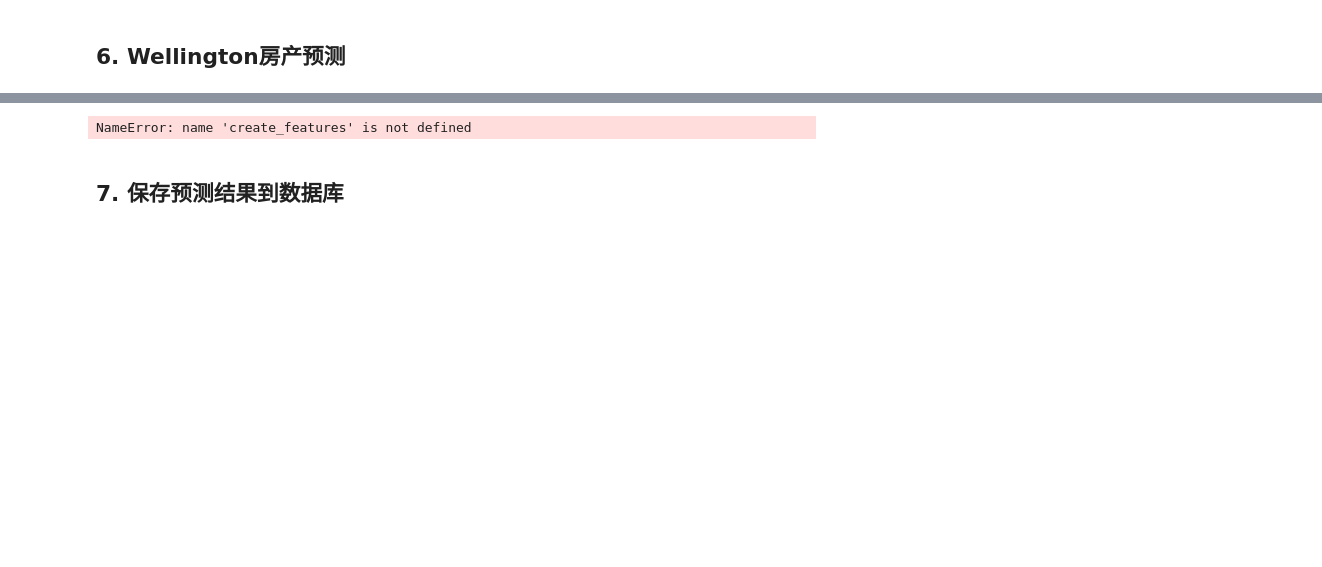
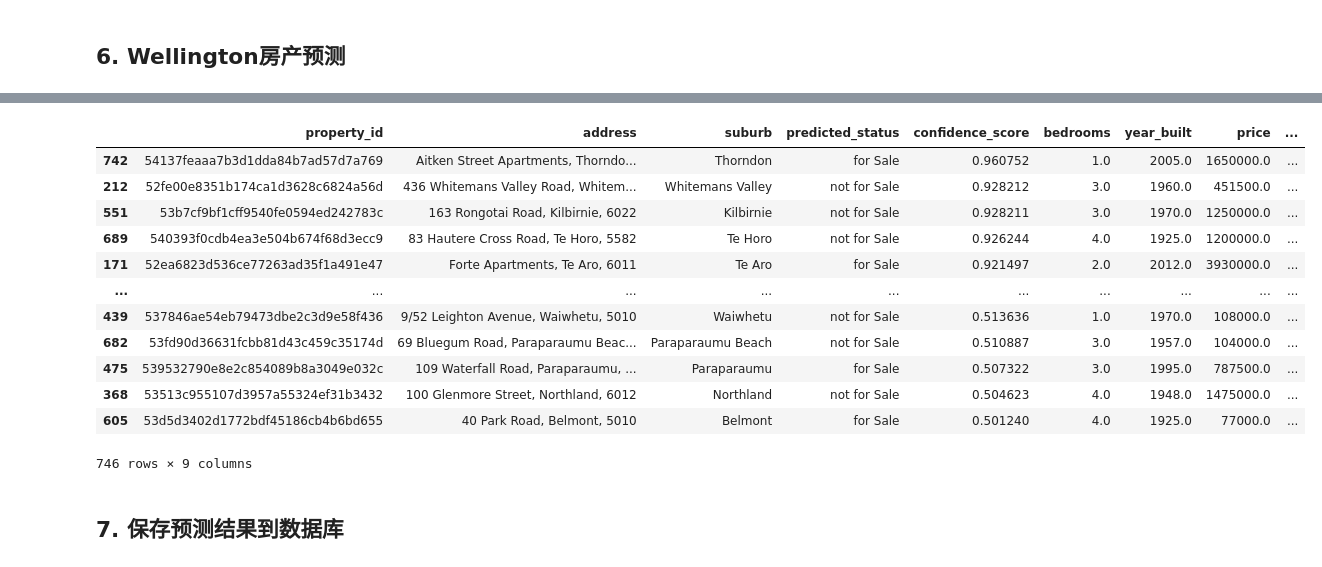
Before and after one commit to NZLouislu/nzlouis-property-ai-engine, a Jupyter notebook: notebooks/Wellington_Property_Prediction_fixed.ipynb, the cells around one changed output, grey strips where cells are left out. Cells and saved outputs as stored; diff of their text form; code cells hidden in the pictures; blank space fills up the shorter version.

```diff
--- a/notebooks/Wellington_Property_Prediction_fixed.ipynb
+++ b/notebooks/Wellington_Property_Prediction_fixed.ipynb
@@ -391,30 +388,48 @@ weighted avg       0.55      0.57      0.55       152
 # 预测Wellington数据
 print("🔄 开始Wellington房产预测...")
 
-X_wellington, _ = create_features(wellington_data)
+# Use the already processed dataframe (processed_df) and feature set (X)
+# The create_features_and_target function was already called in the previous cell
+# X_wellington, _ = create_features(wellington_data) # This line caused the error
+
+# Use the processed dataframe and the feature set X created in the previous step
+X_wellington = X.copy() # X is already the feature set
+
+# Ensure the columns match the training features
+# feature_names is not defined, use the columns from X instead
+feature_names = X.columns.tolist() # Get feature names from the training set
 X_wellington = X_wellington.reindex(columns=feature_names, fill_value=0)
+
+# Scale the features
 X_wellington_scaled = scaler.transform(X_wellington)
 
 predictions = model.predict(X_wellington_scaled)
 probabilities = model.predict_proba(X_wellington_scaled)
 
 results = []
-for i, (_, row) in enumerate(wellington_data.iterrows()):
-    confidence = max(probabilities[i])
-    predicted_status = "for Sale" if predictions[i] == 1 else "not for Sale"
+# Iterate through the original processed_df to get original property details
+for i, (_, row) in enumerate(processed_df.iterrows()):
+    # Ensure the index aligns with predictions/probabilities
+    if i < len(predictions):
+        confidence = max(probabilities[i])
+        predicted_status = "for Sale" if predictions[i] == 1 else "not for Sale"
 
-    result = {
-        'property_id': row['id'],
-        'address': row['address'],
-        'suburb': row['suburb'],
-        'predicted_status': predicted_status,
-        'confidence_score': confidence,
-        'bedrooms': row['bedrooms'],
-        'year_built': row['year_built'],
-        'price': row['last_sold_price'],
-        'is_rented': row['is_currently_rented']
-    }
-    results.append(result)
+        result = {
+            'property_id': row['id'],
+            'address': row['address'],
+            'suburb': row['suburb'],
+            'predicted_status': predicted_status,
+            'confidence_score': confidence,
+            'bedrooms': row['bedrooms'],
+            'year_built': row['year_built'],
+            'price': row['last_sold_price'],
+            'is_rented': row['is_currently_rented'] # Use 'is_currently_rented' from the dataframe
+        }
+        results.append(result)
+    else:
+        # This case should ideally not happen if processed_df and predictions align
+        print(f"Warning: processed_df has more rows ({len(processed_df)}) than predictions ({len(predictions)}). Skipping row {i}.")
+
 
 results_df = pd.DataFrame(results)
 results_df = results_df.sort_values('confidence_score', ascending=False)
@@ -423,9 +438,9 @@ print(f"\n📊 预测统计:")
 print(f"  总预测数量: {len(results_df)}")
 print(f"  平均置信度: {results_df['confidence_score'].mean():.4f}")
 
-# 显示所有结果
-print(f"\n🏠 Wellington房产预测结果:")
-for _, row in results_df.iterrows():
+# Display top 10 results
+print(f"\n🏠 Wellington房产预测结果 (前10条):")
+for _, row in results_df.head(10).iterrows():
     rent_status = "正在出租" if row['is_rented'] else "空置"
     status_emoji = "🟢" if row['predicted_status'] == "for Sale" else "🔴"
     print(f"\n{status_emoji} {row['address']}")
@@ -433,7 +448,8 @@ for _, row in results_df.iterrows():
     print(f"    价格: ${row['price']:,}")
     print(f"    预测: {row['predicted_status']} | 置信度: {row['confidence_score']:.3f}")
 
-# 分析不同置信度级别
+
+# Analyze confidence levels
 print(f"\n📈 置信度分析:")
 for level in [0.9, 0.8, 0.7, 0.6]:
     high_conf = results_df[results_df['confidence_score'] >= level]
@@ -445,4 +477,16 @@ results_df
+|  | property_id | address | suburb | predicted_status | confidence_score | bedrooms | year_built | price | ... |
+| 742 | 54137feaaa7b3d1dda84b7ad57d7a769 | Aitken Street Apartments, Thorndo... | Thorndon | for Sale | 0.960752 | 1.0 | 2005.0 | 1650000.0 | ... |
+| 212 | 52fe00e8351b174ca1d3628c6824a56d | 436 Whitemans Valley Road, Whitem... | Whitemans Valley | not for Sale | 0.928212 | 3.0 | 1960.0 | 451500.0 | ... |
+| 551 | 53b7cf9bf1cff9540fe0594ed242783c | 163 Rongotai Road, Kilbirnie, 6022 | Kilbirnie | not for Sale | 0.928211 | 3.0 | 1970.0 | 1250000.0 | ... |
+| 689 | 540393f0cdb4ea3e504b674f68d3ecc9 | 83 Hautere Cross Road, Te Horo, 5582 | Te Horo | not for Sale | 0.926244 | 4.0 | 1925.0 | 1200000.0 | ... |
+| 171 | 52ea6823d536ce77263ad35f1a491e47 | Forte Apartments, Te Aro, 6011 | Te Aro | for Sale | 0.921497 | 2.0 | 2012.0 | 3930000.0 | ... |
+| ... | ... | ... | ... | ... | ... | ... | ... | ... | ... |
+| 439 | 537846ae54eb79473dbe2c3d9e58f436 | 9/52 Leighton Avenue, Waiwhetu, 5010 | Waiwhetu | not for Sale | 0.513636 | 1.0 | 1970.0 | 108000.0 | ... |
+| 682 | 53fd90d36631fcbb81d43c459c35174d | 69 Bluegum Road, Paraparaumu Beac... | Paraparaumu Beach | not for Sale | 0.510887 | 3.0 | 1957.0 | 104000.0 | ... |
+| 475 | 539532790e8e2c854089b8a3049e032c | 109 Waterfall Road, Paraparaumu, ... | Paraparaumu | for Sale | 0.507322 | 3.0 | 1995.0 | 787500.0 | ... |
+| 368 | 53513c955107d3957a55324ef31b3432 | 100 Glenmore Street, Northland, 6012 | Northland | not for Sale | 0.504623 | 4.0 | 1948.0 | 1475000.0 | ... |
+| 605 | 53d5d3402d1772bdf45186cb4b6bd655 | 40 Park Road, Belmont, 5010 | Belmont | for Sale | 0.501240 | 4.0 | 1925.0 | 77000.0 | ... |
-NameError: name 'create_features' is not defined
+746 rows × 9 columns
 # %% [markdown]
 ## 7. 保存预测结果到数据库
 # %%
```
Also changed, not shown: parts of 8 cells of this notebook.
